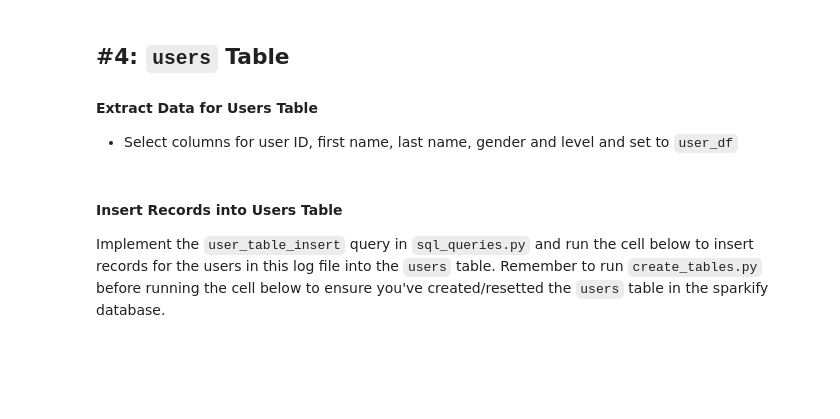
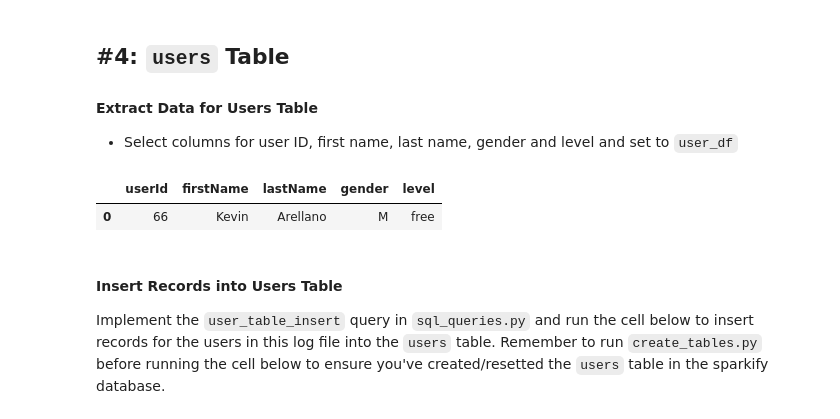
Before and after one commit to wesleyjr01/udacity_project_data_modeling_postgres, a Jupyter notebook: etl.ipynb, the cells around one changed output. Cells and saved outputs as stored; diff of their text form; code cells hidden in the pictures; blank space fills up the shorter version.

```diff
--- a/etl.ipynb
+++ b/etl.ipynb
@@ -176,8 +154,8 @@ Let's perform ETL on a single log file and load a single record into each table.
 - Select the first log file in this list
 - Read the log file and view the data
 # %%
-log_files_paths = get_files(filepath='data/log_data/2018/11')
-log_files_paths
+log_files_paths = get_files(filepath='data/log_data')
+log_files_paths[:5]
 # %% [output]
 ['/home/wb/gitrepos/udacity_project_data_modeling_postgres/data/log_data/2018/11/2018-11-13-events.json',
  '/home/wb/gitrepos/udacity_project_data_modeling_postgres/data/log_data/2018/11/2018-11-12-events.json',
@@ -317,14 +231,16 @@ Run `test.ipynb` to see if you've successfully added records to this table.
 # %%
 df_user = df_log[["userId",
                   "firstName",
                   "lastName",
                   "gender",
                   "level"]]\
                 .dropna(axis=0, subset=["userId"])
 
 df_user["userId"] = df_user["userId"].astype(int)
-df_user.drop_duplicates(subset="userId", inplace=True)
 df_user.head(1)
+# %% [output]
+|  | userId | firstName | lastName | gender | level |
+| 0 | 66 | Kevin | Arellano | M | free |
 # %% [markdown]
 #### Insert Records into Users Table
 Implement the `user_table_insert` query in `sql_queries.py` and run the cell below to insert records for the users in this log file into the `users` table. Remember to run `create_tables.py` before running the cell below to ensure you've created/resetted the `users` table in the sparkify database.
```
Also changed, not shown: parts of 23 cells of this notebook, 1 other file.
